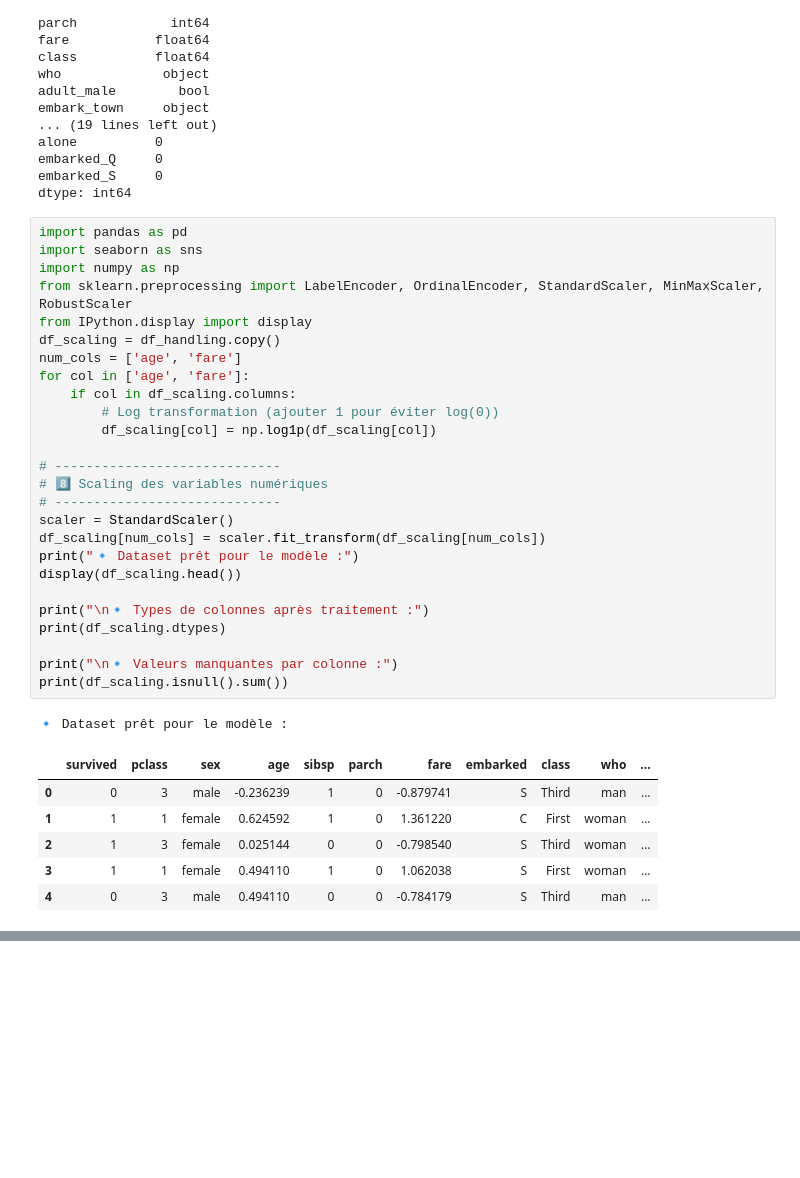
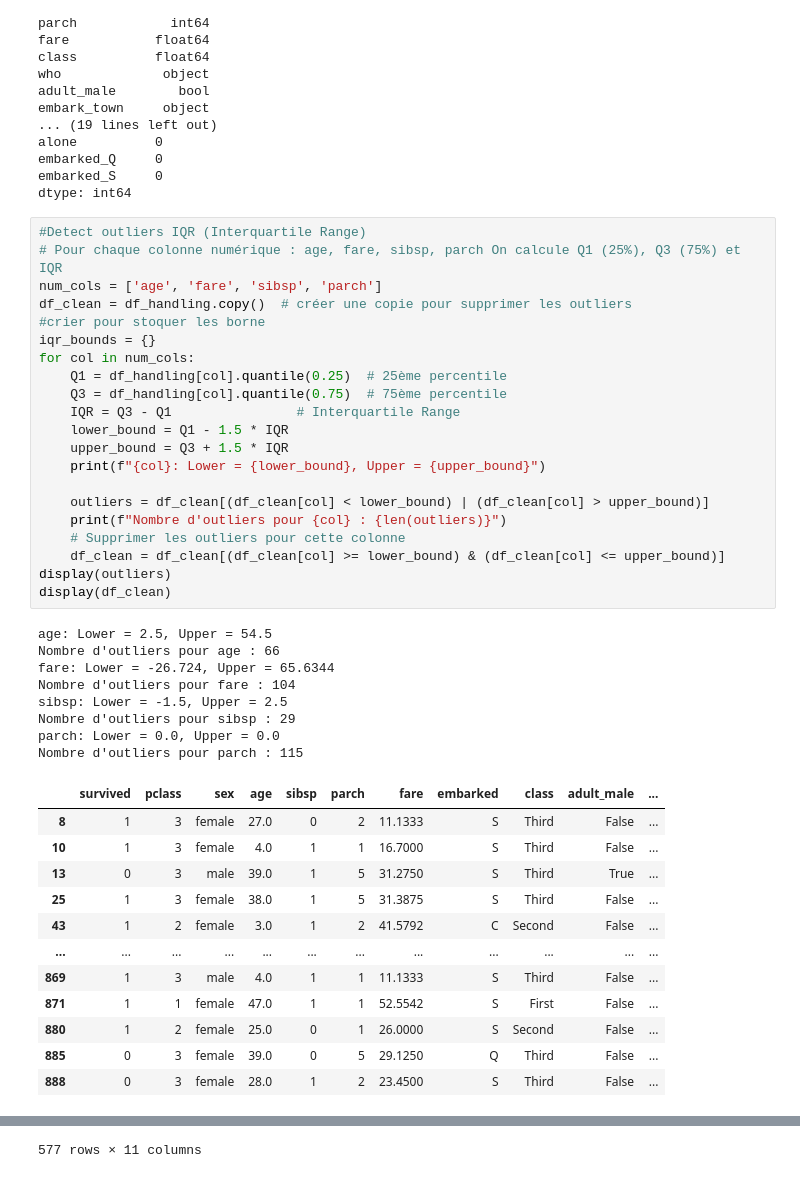
Before and after one commit to rekayahamzaoui-a11y/Project_Sales, a Jupyter notebook: projet5.ipynb, the cells around one changed output, grey strips where cells are left out. Drawn from its saved outputs; the diff is of its cells as text; blank space fills up the shorter version.

```diff
--- a/projet5.ipynb
+++ b/projet5.ipynb
@@ -515,36 +515,44 @@ embarked_Q     0
 embarked_S     0
 dtype: int64
 # %%
-import pandas as pd
-import seaborn as sns
-import numpy as np
-from sklearn.preprocessing import LabelEncoder, OrdinalEncoder, StandardScaler, MinMaxScaler, RobustScaler
-from IPython.display import display
-df_scaling = df_handling.copy()
-num_cols = ['age', 'fare']
-for col in ['age', 'fare']:
-    if col in df_scaling.columns:
-        # Log transformation (ajouter 1 pour éviter log(0))
-        df_scaling[col] = np.log1p(df_scaling[col])
+#Detect outliers IQR (Interquartile Range)
+# Pour chaque colonne numérique : age, fare, sibsp, parch On calcule Q1 (25%), Q3 (75%) et IQR
+num_cols = ['age', 'fare', 'sibsp', 'parch']
+df_clean = df_handling.copy()  # créer une copie pour supprimer les outliers
+#crier pour stoquer les borne
+iqr_bounds = {}
+for col in num_cols:
+    Q1 = df_handling[col].quantile(0.25)  # 25ème percentile
+    Q3 = df_handling[col].quantile(0.75)  # 75ème percentile
+    IQR = Q3 - Q1                # Interquartile Range
+    lower_bound = Q1 - 1.5 * IQR
+    upper_bound = Q3 + 1.5 * IQR
+    print(f"{col}: Lower = {lower_bound}, Upper = {upper_bound}")
 
-# -----------------------------
-# 8️⃣ Scaling des variables numériques
-# -----------------------------
-scaler = StandardScaler()
-df_scaling[num_cols] = scaler.fit_transform(df_scaling[num_cols])
-print("🔹 Dataset prêt pour le modèle :")
-display(df_scaling.head())
-
-print("\n🔹 Types de colonnes après traitement :")
-print(df_scaling.dtypes)
-
-print("\n🔹 Valeurs manquantes par colonne :")
-print(df_scaling.isnull().sum())
+    outliers = df_clean[(df_clean[col] < lower_bound) | (df_clean[col] > upper_bound)]
+    print(f"Nombre d'outliers pour {col} : {len(outliers)}")
+    # Supprimer les outliers pour cette colonne
+    df_clean = df_clean[(df_clean[col] >= lower_bound) & (df_clean[col] <= upper_bound)]
+display(outliers)
+display(df_clean)
 # %% [output]
-🔹 Dataset prêt pour le modèle :
+age: Lower = 2.5, Upper = 54.5
+Nombre d'outliers pour age : 66
+fare: Lower = -26.724, Upper = 65.6344
+Nombre d'outliers pour fare : 104
+sibsp: Lower = -1.5, Upper = 2.5
+Nombre d'outliers pour sibsp : 29
+parch: Lower = 0.0, Upper = 0.0
+Nombre d'outliers pour parch : 115
-|  | survived | pclass | sex | age | sibsp | parch | fare | embarked | class | who | ... |
-| 0 | 0 | 3 | male | -0.236239 | 1 | 0 | -0.879741 | S | Third | man | ... |
-| 1 | 1 | 1 | female | 0.624592 | 1 | 0 | 1.361220 | C | First | woman | ... |
-| 2 | 1 | 3 | female | 0.025144 | 0 | 0 | -0.798540 | S | Third | woman | ... |
-| 3 | 1 | 1 | female | 0.494110 | 1 | 0 | 1.062038 | S | First | woman | ... |
-| 4 | 0 | 3 | male | 0.494110 | 0 | 0 | -0.784179 | S | Third | man | ... |
+|  | survived | pclass | sex | age | sibsp | parch | fare | embarked | class | adult_male | ... |
+| 8 | 1 | 3 | female | 27.0 | 0 | 2 | 11.1333 | S | Third | False | ... |
+| 10 | 1 | 3 | female | 4.0 | 1 | 1 | 16.7000 | S | Third | False | ... |
+| 13 | 0 | 3 | male | 39.0 | 1 | 5 | 31.2750 | S | Third | True | ... |
+| 25 | 1 | 3 | female | 38.0 | 1 | 5 | 31.3875 | S | Third | False | ... |
+| 43 | 1 | 2 | female | 3.0 | 1 | 2 | 41.5792 | C | Second | False | ... |
+| ... | ... | ... | ... | ... | ... | ... | ... | ... | ... | ... | ... |
+| 869 | 1 | 3 | male | 4.0 | 1 | 1 | 11.1333 | S | Third | False | ... |
+| 871 | 1 | 1 | female | 47.0 | 1 | 1 | 52.5542 | S | First | False | ... |
+| 880 | 1 | 2 | female | 25.0 | 0 | 1 | 26.0000 | S | Second | False | ... |
+| 885 | 0 | 3 | female | 39.0 | 0 | 5 | 29.1250 | Q | Third | False | ... |
+| 888 | 0 | 3 | female | 28.0 | 1 | 2 | 23.4500 | S | Third | False | ... |
@@ -567,0 +572 @@ dtype: int64
+577 rows × 11 columns
```
Also changed, not shown: parts of 3 cells of this notebook.
